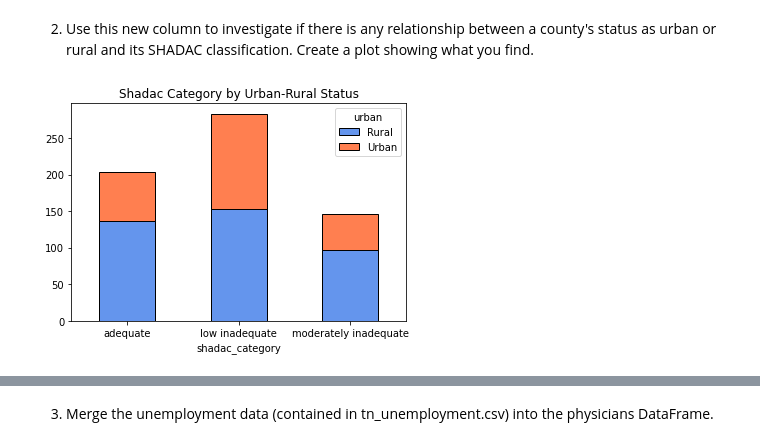
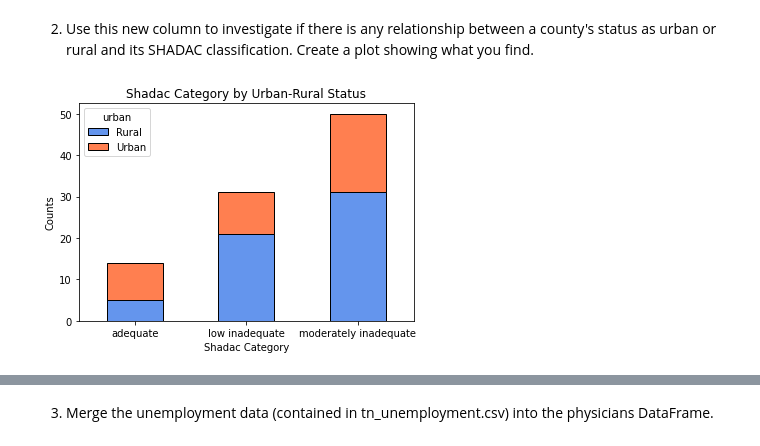
Before and after one commit to zachryje/data-science-essentials-4, a Jupyter notebook: notebooks/week_three_coding_tasks.ipynb, the cells around one changed output, grey strips where cells are left out. Drawn from its saved outputs; the diff is of its cells as text; code cells hidden in the pictures.

```diff
--- a/notebooks/week_three_coding_tasks.ipynb
+++ b/notebooks/week_three_coding_tasks.ipynb
@@ -25,6 +25,8 @@ import seaborn as sns
 physicians = pd.read_csv('../data/primary_care_physicians.csv')
 physicians.head()
 population = pd.read_csv('../data/population_by_county.csv')
+# %%
+physicians = physicians.loc[physicians['state'] == 'Tennessee']
 # %%
 # Correct column variables and merge data files; create new coluumn for residents per pcp
 population['county'].str.split(' County', expand = True)
@@ -51,11 +55,14 @@ physicians.head()
 # %% [markdown]
 2. Use this new column to investigate if there is any relationship between a county's status as urban or rural and its SHADAC classification. Create a plot showing what you find.
 # %%
+# this is not normalized crosstab -- just using raw values
 pd.crosstab(physicians['shadac_category'], physicians['urban']).plot(kind = 'bar',
                                                           stacked = True,       # stacked as opposed to side-by-side
                                                           color = ['cornflowerblue', 'coral', 'pink'],     # change the default colors
                                                           edgecolor = 'black')              # add a border to the bars
 plt.title('Shadac Category by Urban-Rural Status')                   # add a title
+plt.xlabel('Shadac Category')
+plt.ylabel('Counts')
 plt.xticks(rotation = 0);                                             # change the appearance of the x tick labels
 # %% [output]
-[figure, old version]
+[figure, new version]
```
Also changed, not shown: parts of 16 cells of this notebook.
